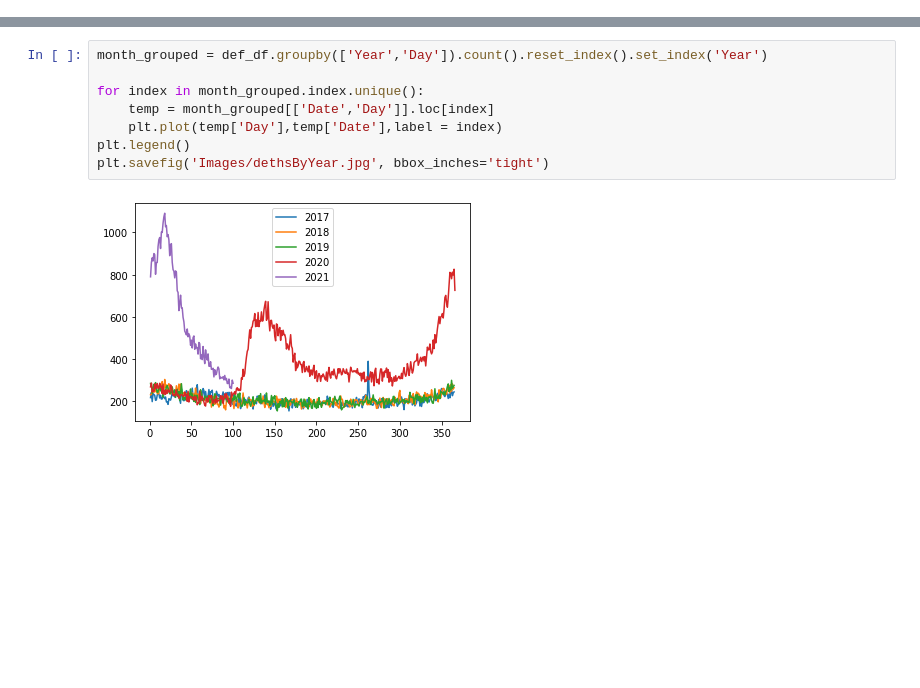
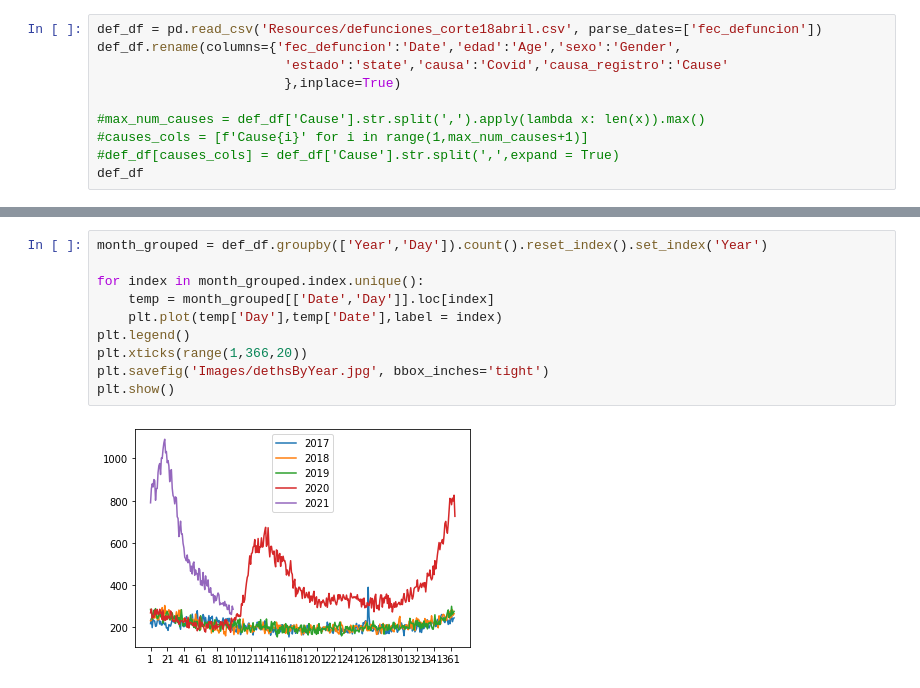
Before and after one commit to Momoyactly/cdmx-covid-analysis, a Jupyter notebook: cleaning.ipynb, the cells around one changed output, grey strips where cells are left out. Cells and saved outputs as stored; diff of their text form; blank space fills up the shorter version.

```diff
--- a/cleaning.ipynb
+++ b/cleaning.ipynb
@@ -14,0 +5,10 @@ def_df.head()
+# %%
+def_df = pd.read_csv('Resources/defunciones_corte18abril.csv', parse_dates=['fec_defuncion'])
+def_df.rename(columns={'fec_defuncion':'Date','edad':'Age','sexo':'Gender',
+                        'estado':'state','causa':'Covid','causa_registro':'Cause'
+                        },inplace=True)
+
+#max_num_causes = def_df['Cause'].str.split(',').apply(lambda x: len(x)).max()
+#causes_cols = [f'Cause{i}' for i in range(1,max_num_causes+1)]
+#def_df[causes_cols] = def_df['Cause'].str.split(',',expand = True)
+def_df
@@ -59,12 +73,14 @@ def_df.head()
 # %%
 month_grouped = def_df.groupby(['Year','Day']).count().reset_index().set_index('Year')
 
 for index in month_grouped.index.unique():
     temp = month_grouped[['Date','Day']].loc[index]
     plt.plot(temp['Day'],temp['Date'],label = index)
 plt.legend()
+plt.xticks(range(1,366,20))
 plt.savefig('Images/dethsByYear.jpg', bbox_inches='tight')
+plt.show()
 # %% [output]
-[figure, old version]
+[figure, new version]
 # %%
 avg_past_year=(month_grouped['Date'].loc[2017].values+month_grouped['Date'].loc[2018].values+month_grouped['Date'].loc[2019].values)/3
```
Also changed, not shown: parts of 10 cells of this notebook, 2 other files.
